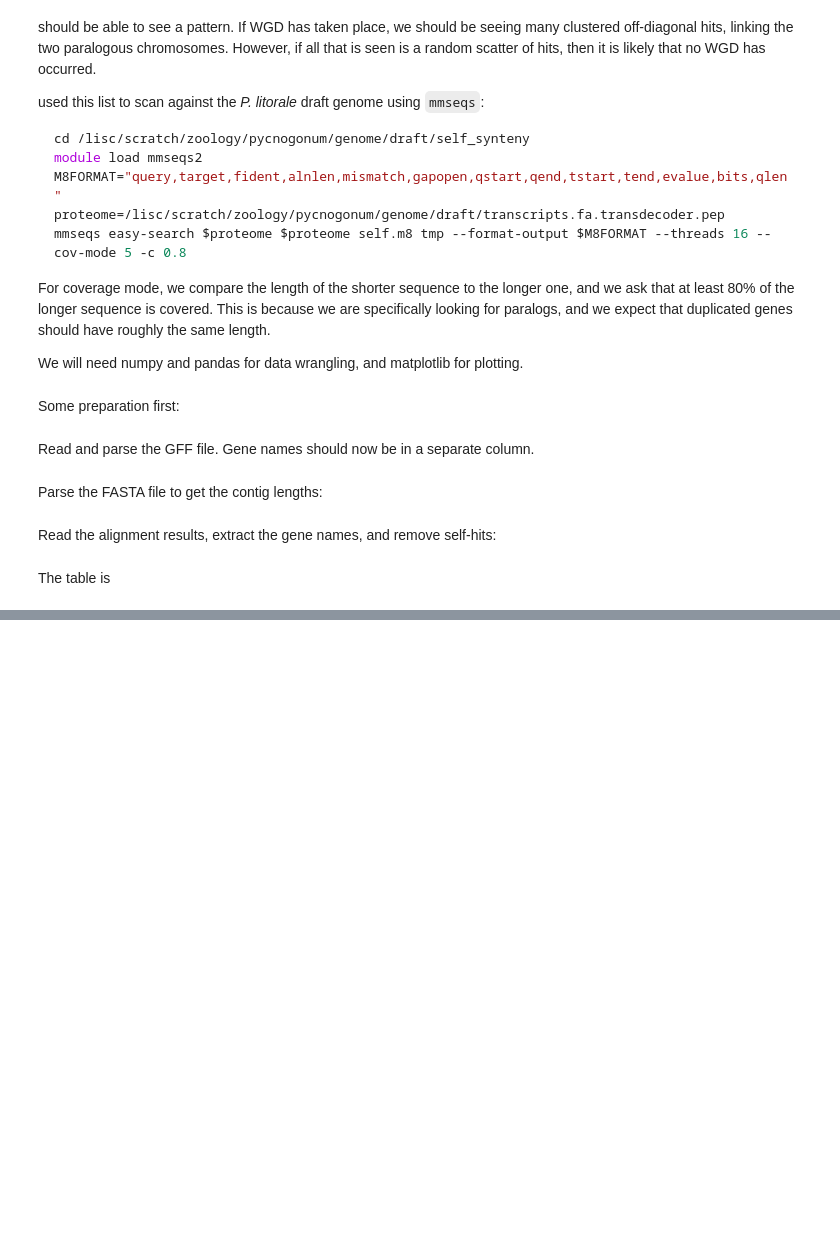
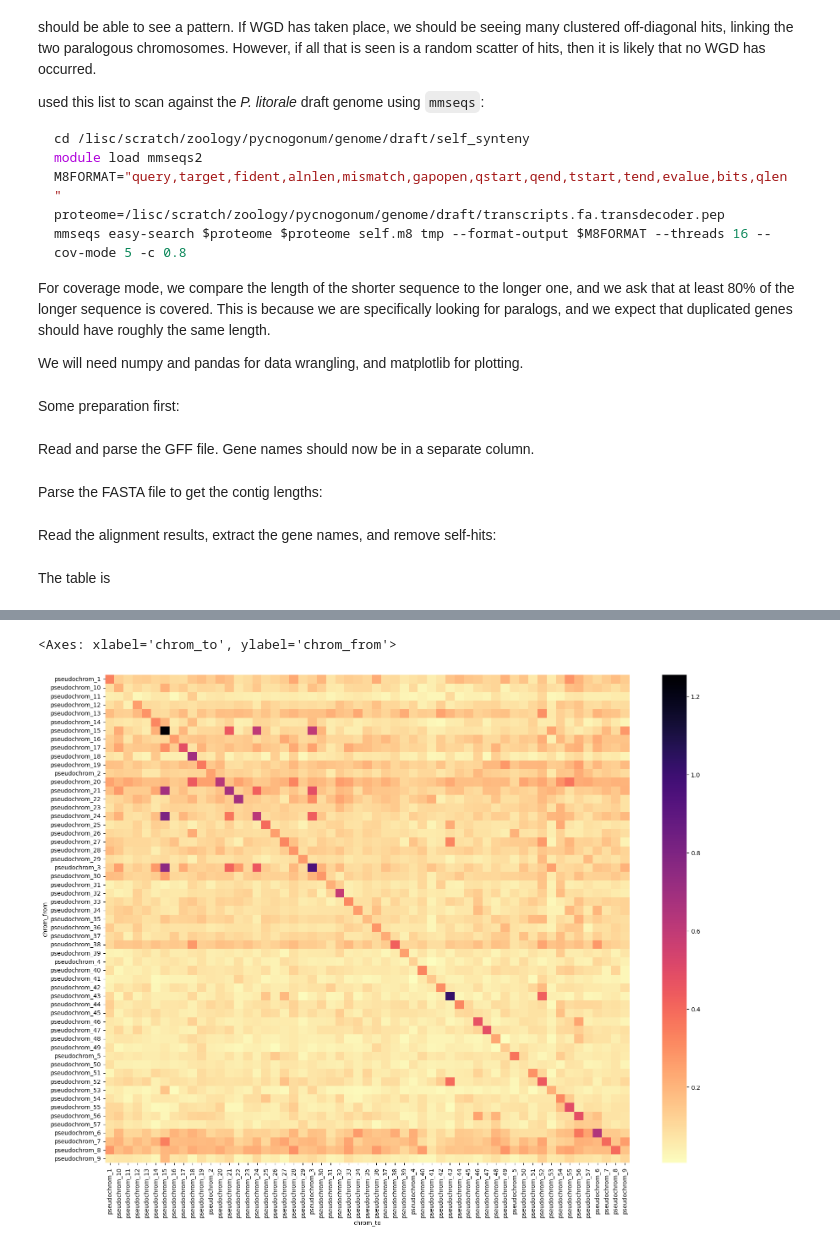
Before and after one commit to galicae/plit-genome, a Jupyter notebook: 07-analysis/self_synteny.ipynb, the cells around one changed output, grey strips where cells are left out. Cells and saved outputs as stored; diff of their text form; code cells hidden in the pictures; blank space fills up the shorter version.

```diff
--- a/07-analysis/self_synteny.ipynb
+++ b/07-analysis/self_synteny.ipynb
@@ -187,0 +225,9 @@ best[keep].plot.scatter(x='x', y='y', c='col', ax=ax, s=1)
+# %%
+df = pd.pivot_table(best, index='chrom_from', columns='chrom_to', aggfunc='size', fill_value=0)
+df = df / gff['seqid'].value_counts()[df.index]
+# %%
+fig, ax = plt.subplots(figsize=(20, 15))
+sns.heatmap(df, cmap='magma_r', ax=ax)#, figsize=(20, 15))
+# %% [output]
+<Axes: xlabel='chrom_to', ylabel='chrom_from'>
+[figure, added]
```
Also changed, not shown: parts of 9 cells of this notebook.
